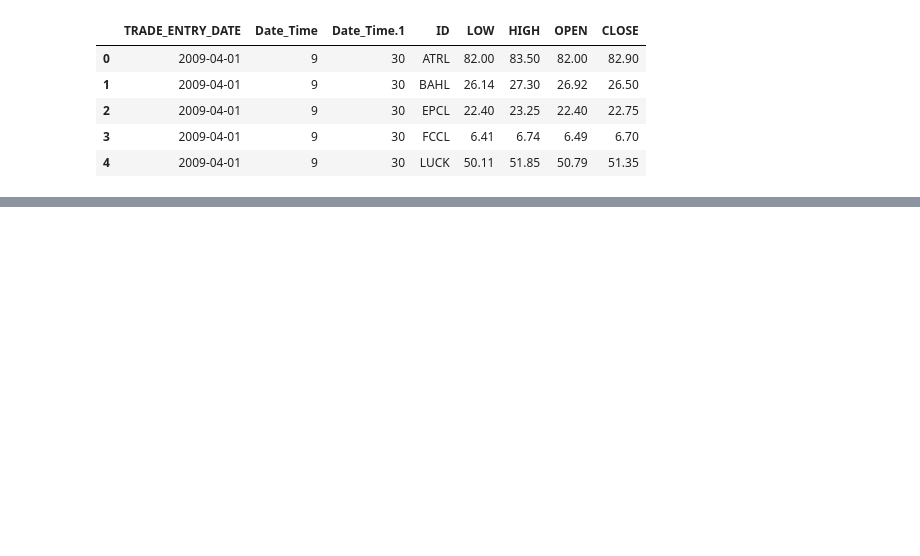
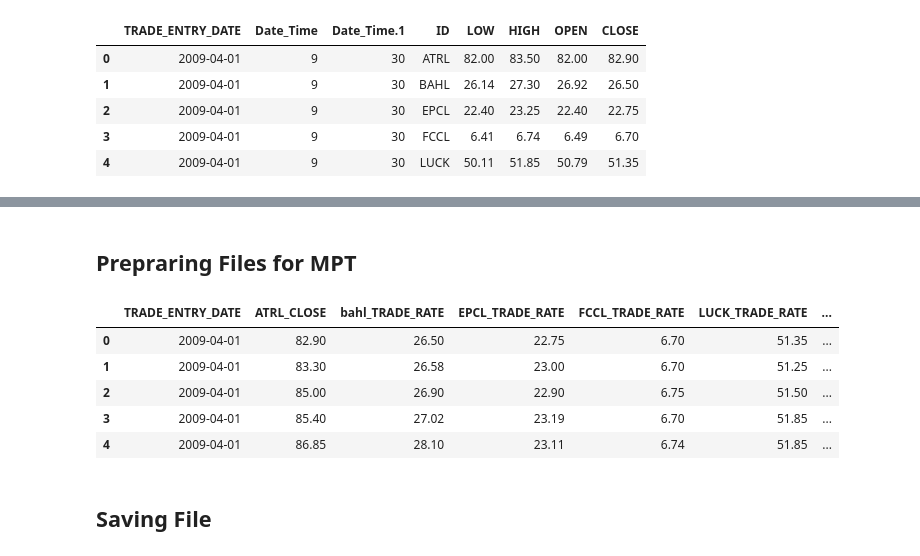
Before and after one commit to Syed-Sherjeel/PSX_Trading_Bot, a Jupyter notebook: Project_file.ipynb, the cells around one changed output, grey strips where cells are left out. Cells and saved outputs as stored; diff of their text form; code cells hidden in the pictures; blank space fills up the shorter version.

```diff
--- a/Project_file.ipynb
+++ b/Project_file.ipynb
@@ -569,0 +589,36 @@ df=df.reindex(columns=columns_titles)
+# %% [markdown]
+## Prepraring Files for MPT
+# %%
+dataframes=[]
+for i in range(14):
+    df1=df.loc[i::14]
+    dataframes.append(df1)
+# %%
+Names=['ATRL','bahl','EPCL','FCCL','LUCK','MCB','MLCF','NETSOL','NML',
+      'OGDC','PPL','PSO','SEARL','TRG']
+i=0
+for i in range(14):
+    dataframes[i].to_csv('../MPT Data/'+Names[i]+'.csv',index=None)
+# %%
+df=pd.read_csv('../MPT Data/ATRL.csv')
+df.drop(['ID','OPEN','HIGH','LOW','DATE_Time','DATE_TIME.1'],axis=1,inplace=True)
+df.columns=['TRADE_ENTRY_DATE','ATRL_CLOSE']
+
+Names=['bahl','EPCL','FCCL','LUCK','MCB','MLCF','NETSOL','NML',
+      'OGDC','PPL','PSO','SEARL','TRG']
+
+for i in range(len(Names)):
+    df1=pd.read_csv('../MPT Data/'+Names[i]+'.csv')
+    df1.drop(['TRADE_ENTRY_DATE','ID','OPEN','HIGH','LOW','DATE_Time','DATE_TIME.1'],axis=1,inplace=True)
+    df1.columns=[Names[i]+'_TRADE_RATE']
+    df=pd.concat([df,df1],axis=1)
+df.drop('TRADE_ENTRY_DATE',axis=1)
+# %% [output]
+|  | TRADE_ENTRY_DATE | ATRL_CLOSE | bahl_TRADE_RATE | EPCL_TRADE_RATE | FCCL_TRADE_RATE | LUCK_TRADE_RATE | ... |
+| 0 | 2009-04-01 | 82.90 | 26.50 | 22.75 | 6.70 | 51.35 | ... |
+| 1 | 2009-04-01 | 83.30 | 26.58 | 23.00 | 6.70 | 51.25 | ... |
+| 2 | 2009-04-01 | 85.00 | 26.90 | 22.90 | 6.75 | 51.50 | ... |
+| 3 | 2009-04-01 | 85.40 | 27.02 | 23.19 | 6.70 | 51.85 | ... |
+| 4 | 2009-04-01 | 86.85 | 28.10 | 23.11 | 6.74 | 51.85 | ... |
+# %% [markdown]
+## Saving File
```
Also changed, not shown: parts of 9 cells of this notebook, 1 other file.
